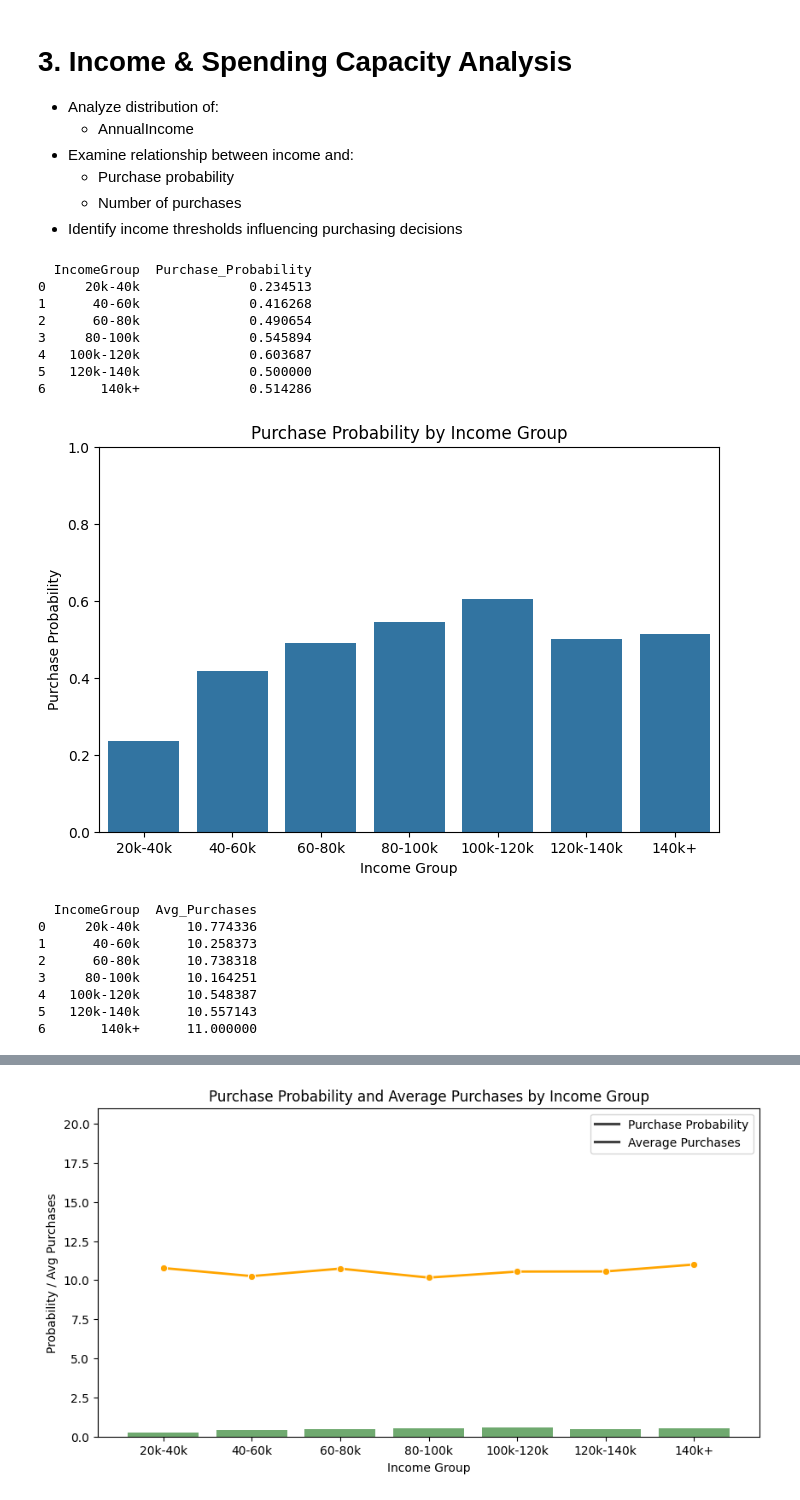
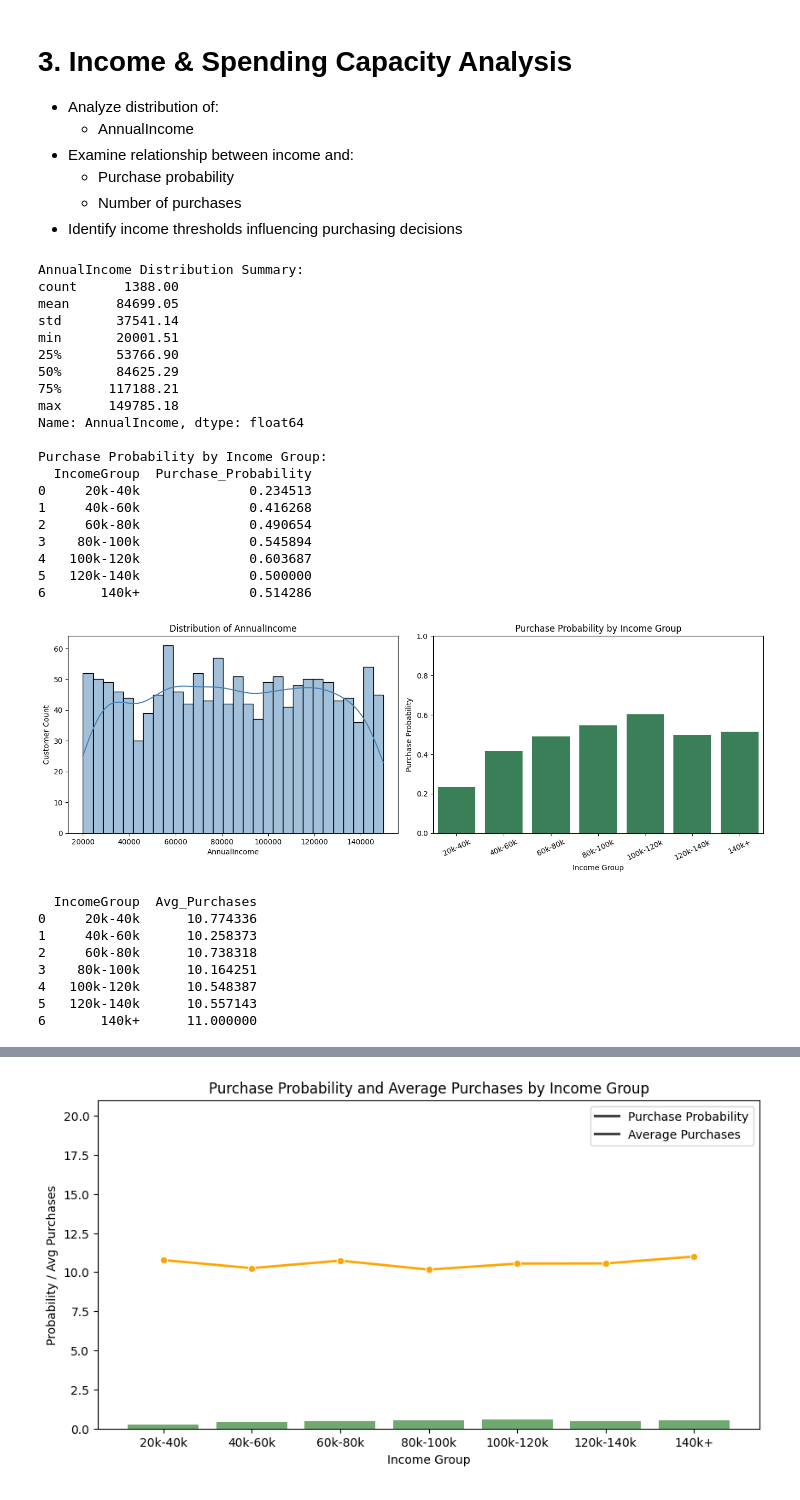
Before and after one commit to pralad-parajuli/customer-purchase-behavior, a Jupyter notebook: Purchase.ipynb, the cells around one changed output, grey strips where cells are left out. Saved outputs shown, nothing was run; the diff lists cells and outputs as text; code cells hidden in the pictures.

```diff
--- a/Purchase.ipynb
+++ b/Purchase.ipynb
@@ -476,35 +476,61 @@ plt.show()
    - Number of purchases
  - Identify income thresholds influencing purchasing decisions
 # %%
+# Create income groups and compute purchase probability
+income_bins = [20000, 40000, 60000, 80000, 100000, 120000, 140000, np.inf]
+income_labels = ['20k-40k', '40k-60k', '60k-80k', '80k-100k', '100k-120k', '120k-140k', '140k+']
 
-income_bins = [20000, 40000, 60000, 80000, 100000, 120000,140000,160000]
-income_labels = ['20k-40k','40-60k','60-80k','80-100k','100k-120k','120k-140k','140k+']
-df['IncomeGroup'] = pd.cut(df['AnnualIncome'], bins=income_bins, labels=income_labels)
-
+df['IncomeGroup'] = pd.cut(df['AnnualIncome'], bins=income_bins, labels=income_labels, include_lowest=True)
 
 income_purchase_prob = df.groupby('IncomeGroup', observed=True)['PurchaseStatus'].mean().reset_index()
-income_purchase_prob.rename(columns={'PurchaseStatus':'Purchase_Probability'}, inplace=True)
+income_purchase_prob.rename(columns={'PurchaseStatus': 'Purchase_Probability'}, inplace=True)
 
+print('AnnualIncome Distribution Summary:')
+print(df['AnnualIncome'].describe().round(2))
+print('\nPurchase Probability by Income Group:')
 print(income_purchase_prob)
 # %% [output]
+AnnualIncome Distribution Summary:
+count      1388.00
+mean      84699.05
+std       37541.14
+min       20001.51
+25%       53766.90
+50%       84625.29
+75%      117188.21
+max      149785.18
+Name: AnnualIncome, dtype: float64
+
+Purchase Probability by Income Group:
   IncomeGroup  Purchase_Probability
 0     20k-40k              0.234513
-1      40-60k              0.416268
-2      60-80k              0.490654
-3     80-100k              0.545894
+1     40k-60k              0.416268
+2     60k-80k              0.490654
+3    80k-100k              0.545894
 4   100k-120k              0.603687
 5   120k-140k              0.500000
 6       140k+              0.514286
 # %%
-plt.figure(figsize=(8,5))
-sns.barplot(x='IncomeGroup', y='Purchase_Probability', data=income_purchase_prob)
-plt.title('Purchase Probability by Income Group')
-plt.ylabel('Purchase Probability')
-plt.xlabel('Income Group')
-plt.ylim(0,1)
+fig, axes = plt.subplots(1, 2, figsize=(14, 5))
+
+# Distribution of AnnualIncome
+sns.histplot(df['AnnualIncome'], kde=True, bins=30, ax=axes[0], color='steelblue')
+axes[0].set_title('Distribution of AnnualIncome')
+axes[0].set_xlabel('AnnualIncome')
+axes[0].set_ylabel('Customer Count')
+
+# Purchase probability by income group
+sns.barplot(x='IncomeGroup', y='Purchase_Probability', data=income_purchase_prob, ax=axes[1], color='seagreen')
+axes[1].set_title('Purchase Probability by Income Group')
+axes[1].set_ylabel('Purchase Probability')
+axes[1].set_xlabel('Income Group')
+axes[1].set_ylim(0, 1)
+axes[1].tick_params(axis='x', rotation=25)
+
+plt.tight_layout()
 plt.show()
 # %% [output]
-[figure, old version]
+[figure, new version]
 # %%
 # Step 3A: Average number of purchases per income group
 income_avg_purchases = df.groupby('IncomeGroup', observed=True)['NumberOfPurchases'].mean().reset_index()
@@ -514,9 +540,9 @@ print(income_avg_purchases)
 # %% [output]
   IncomeGroup  Avg_Purchases
 0     20k-40k      10.774336
-1      40-60k      10.258373
-2      60-80k      10.738318
-3     80-100k      10.164251
+1     40k-60k      10.258373
+2     60k-80k      10.738318
+3    80k-100k      10.164251
 4   100k-120k      10.548387
 5   120k-140k      10.557143
 6       140k+      11.000000
```
Also changed, not shown: parts of 10 cells of this notebook.
